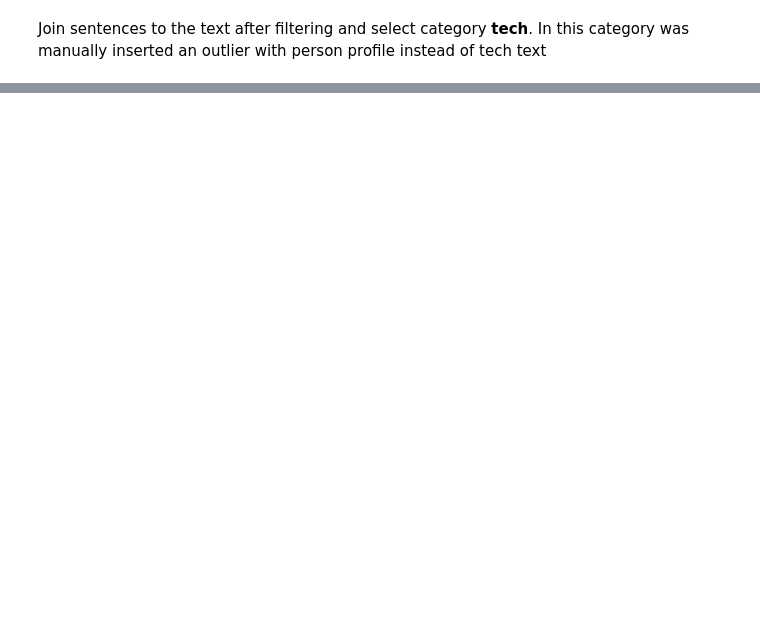
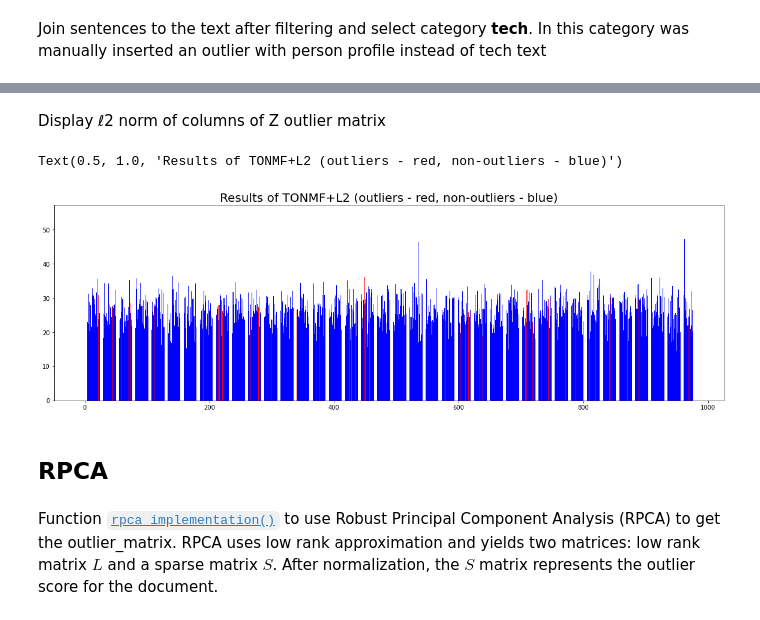
Before and after one commit to alinapetukhova/textcl, a Jupyter notebook: examples/text_preprocessing_tutorial.ipynb, the cells around one changed output, grey strips where cells are left out. Saved outputs shown, nothing was run; the diff lists cells and outputs as text; code cells hidden in the pictures; blank space fills up the shorter version.

```diff
--- a/examples/text_preprocessing_tutorial.ipynb
+++ b/examples/text_preprocessing_tutorial.ipynb
@@ -165,0 +265,8 @@ Texts with id=20 was removed because it describes a person profile instead of te
+# %%
+df_test = pd.concat([df_bus_and_pol_texts, df_outliers])
+df_test = df_test.sample(frac=1).reset_index(drop=True)
+
+stop = stopwords.words('english')
+
+df_test['text'] = df_test['text'].apply(lambda x: ' '.join([word for word in x.split() if word not in (stop)]))
+df_test
@@ -165,0 +289,3 @@ Texts with id=20 was removed because it describes a person profile instead of te
+# %%
+vectorizer = CountVectorizer()
+bag_of_words = vectorizer.fit_transform(df_test['text']).todense()
@@ -165,0 +296,2 @@ Texts with id=20 was removed because it describes a person profile instead of te
+# %%
+outlier_matrix,_,_,_ = textcl.tonmf(bag_of_words, k=10, alpha=10, beta=0.05)
@@ -165,0 +300,10 @@ Texts with id=20 was removed because it describes a person profile instead of te
+# %%
+_, y_pred = preprocessing.normalize(outlier_matrix, axis = 1, norm = 'l2', return_norm = True)
+
+plt.figure(figsize=(10, 8))
+fpr, tpr, thresholds = metrics.roc_curve(list(df_test['y_true'].values), y_pred, pos_label=1)
+plt.plot(fpr, tpr, label='ROC curve')
+plt.plot([0, 1], [0, 1])
+plt.xlabel('False Positive Rate')
+plt.ylabel('True Positive Rate')
+plt.title('BBC dataset TONMF ROC-curve. K=3, alpha = 1, beta = 0.5')
@@ -165,0 +313,18 @@ Texts with id=20 was removed because it describes a person profile instead of te
+# %% [markdown]
+Display ℓ2 norm of columns of Z outlier matrix
+# %%
+colors_array = np.array(list(df_test['y_true'].values)).astype('str')
+colors_array[colors_array == '1'] = 'r'
+colors_array[colors_array != 'r'] = 'b'
+
+plt.figure(figsize=(20, 6))
+index = range(0, len(y_pred))
+plt.bar(index, y_pred, color = colors_array)
+plt.title("Results of TONMF+L2 (outliers - red, non-outliers - blue)", size = 20)
+# %% [output]
+Text(0.5, 1.0, 'Results of TONMF+L2 (outliers - red, non-outliers - blue)')
+[figure, added]
+# %% [markdown]
+## RPCA
+# %% [markdown]
+Function [`rpca_implementation()`](https://alinapetukhova.github.io/textcl/docs/outliers_detection.html#textcl.outliers_detection.rpca_implementation) to use Robust Principal Component Analysis (RPCA) to get the outlier\_matrix. RPCA uses low rank approximation and yields two matrices: low rank matrix $L$ and a sparse matrix $S$. After normalization, the $S$ matrix represents the outlier score for the document.
```
Also changed, not shown: parts of 45 cells of this notebook, 2 other files.
